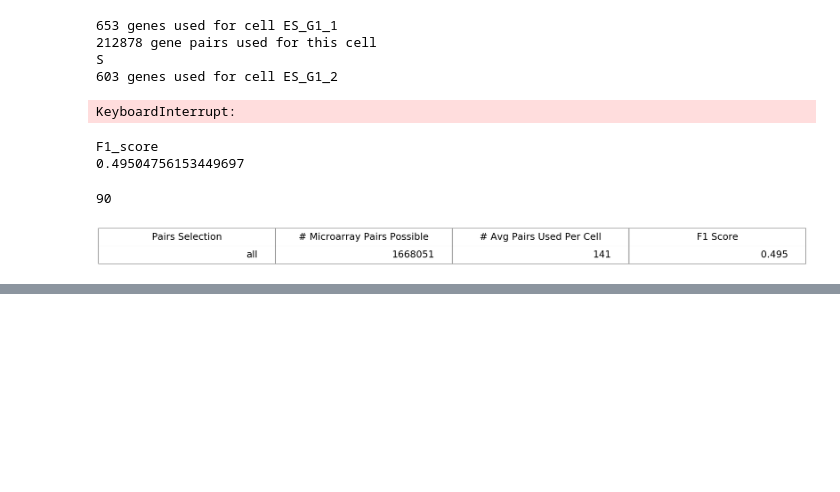
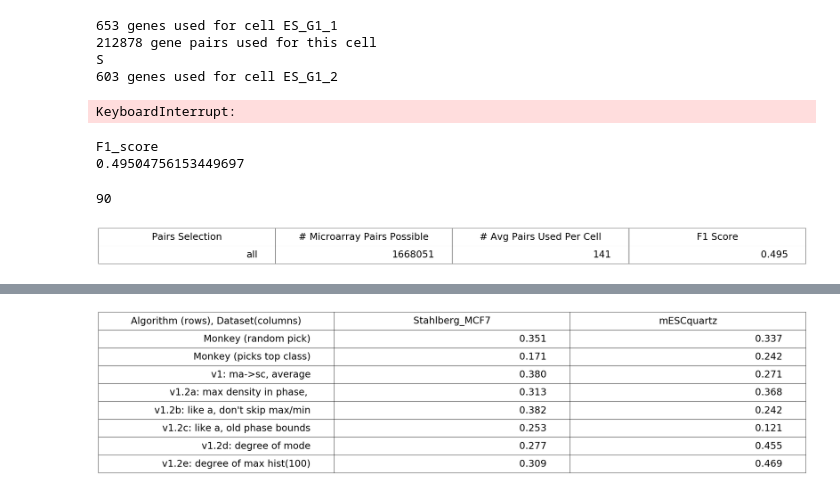
Before and after one commit to ayurovsky/cell_cycle, a Jupyter notebook: Micro-Array-Get-Discriminating-Pairs-November.ipynb, the cells around one changed output, grey strips where cells are left out. Drawn from its saved outputs; the diff is of its cells as text; code cells hidden in the pictures; blank space fills up the shorter version.

```diff
--- a/Micro-Array-Get-Discriminating-Pairs-November.ipynb
+++ b/Micro-Array-Get-Discriminating-Pairs-November.ipynb
@@ -678,0 +751,37 @@ plt.show()
+# %%
+import matplotlib.pyplot as plt
+from pylab import *
+big_comparison_data = []
+big_comparison_data.append(["Monkey (random pick)", "0.351", "0.337"]) # October notebook
+big_comparison_data.append(["Monkey (picks top class)", "0.171", "0.242"]) # October notebook
+# micro-array as sc with GTEX Leg TPM percent normalization single comparison
+# average of all points: G1 4.8-5.9 S 5.9-2.0 G2M 2.0-4.8
+big_comparison_data.append(["v1: ma->sc, average", "0.380", "0.271"]) # from October notebook with leg TPM, percent normalization
+# v1.2a: max of # genes in 3 stages/sector width, skip max&min genes, G1 5.4-0.8 S 0.8-2.5 G2M 2.5-5.4
+big_comparison_data.append(["v1.2a: max density in phase, ", "0.313", "0.368"]) # from October notebook with leg TPM, percent normalization
+# v1.2b: max of # genes in 3 stages/sector width, dont' skip genes, G1 5.4-0.8 S 0.8-2.5 G2M 2.5-5.4
+big_comparison_data.append(["v1.2b: like a, don't skip max/min", "0.382", "0.242"]) # from October notebook with leg TPM, percent normalization
+# v1.2c: like v1.2a, old cut-offs G1 4.8-5.9 S 5.9-2.0 G2M 2.0-4.8
+big_comparison_data.append(["v1.2c: like a, old phase bounds", "0.253", "0.121"]) # from October notebook with leg TPM, percent normalization
+# v1.2d: average of mode(s), skip max&min genes, G1 5.4-0.8 S 0.8-2.5 G2M 2.5-5.4
+big_comparison_data.append(["v1.2d: degree of mode", "0.277", "0.455"]) # from October notebook with leg TPM, percent normalization
+# v1.2d: average of mode(s), skip max&min genes, G1 5.4-0.8 S 0.8-2.5 G2M 2.5-5.4
+big_comparison_data.append(["v1.2e: degree of max hist(100)", "0.309", "0.469"]) # from October notebook with leg TPM, percent normalization
+
+
+plt.figure(1, figsize=(20, 2))
+plt.subplots_adjust(bottom = 0.1)
+column_labels = ["Algorithm (rows), Dataset(columns)", "Stahlberg_MCF7", "mESCquartz"]
+ax = subplot(111, frame_on=False)
+ax.xaxis.set_visible(False)
+ax.yaxis.set_visible(False)
+the_table = ax.table(cellText=big_comparison_data, colLabels=column_labels, loc="center")
+the_table.auto_set_font_size(False)
+the_table.set_fontsize(30)
+the_table.scale(2, 2)
+table_props = the_table.properties()
+table_cells = table_props['child_artists']
+for cell in table_cells: cell.set_height(0.5)
+plt.show()
+# %% [output]
+[figure, added]
```
Also changed, not shown: parts of 4 cells of this notebook, 2 other files.
